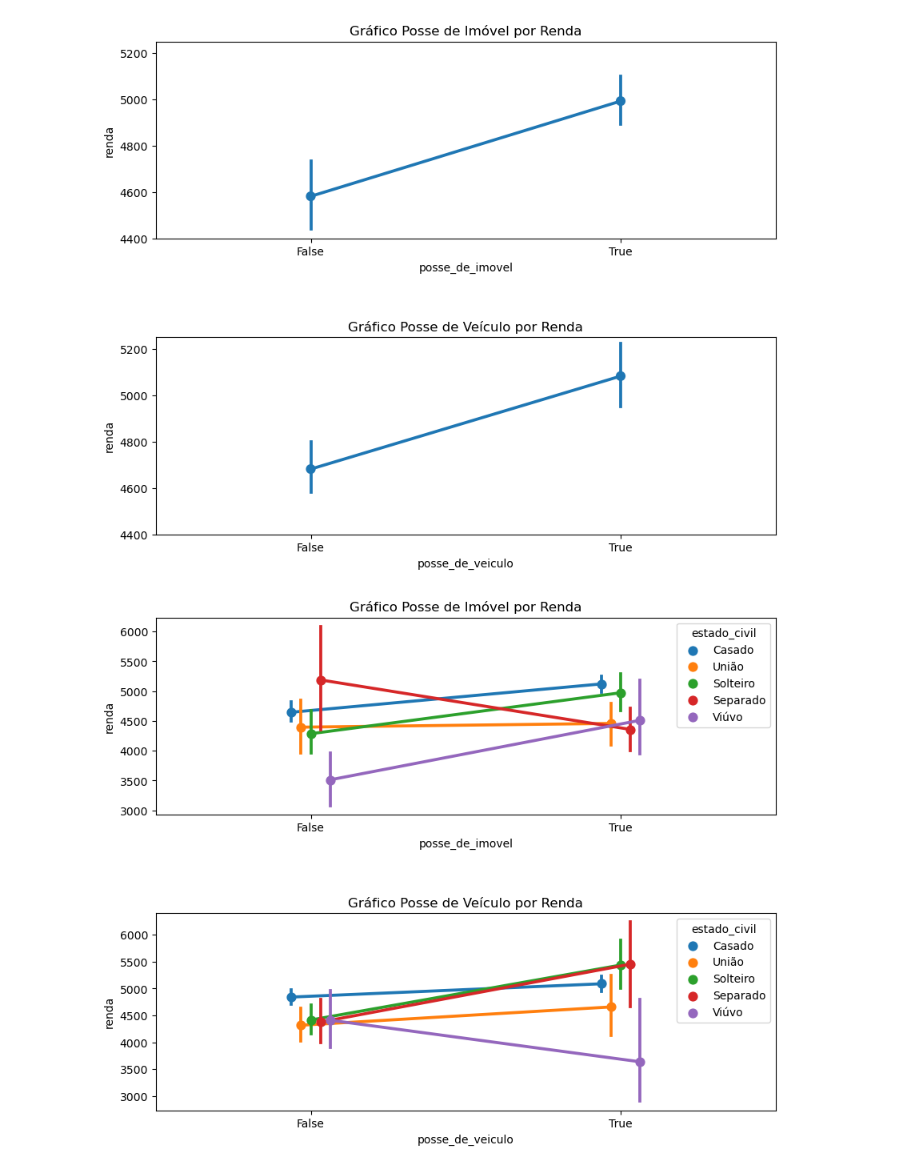
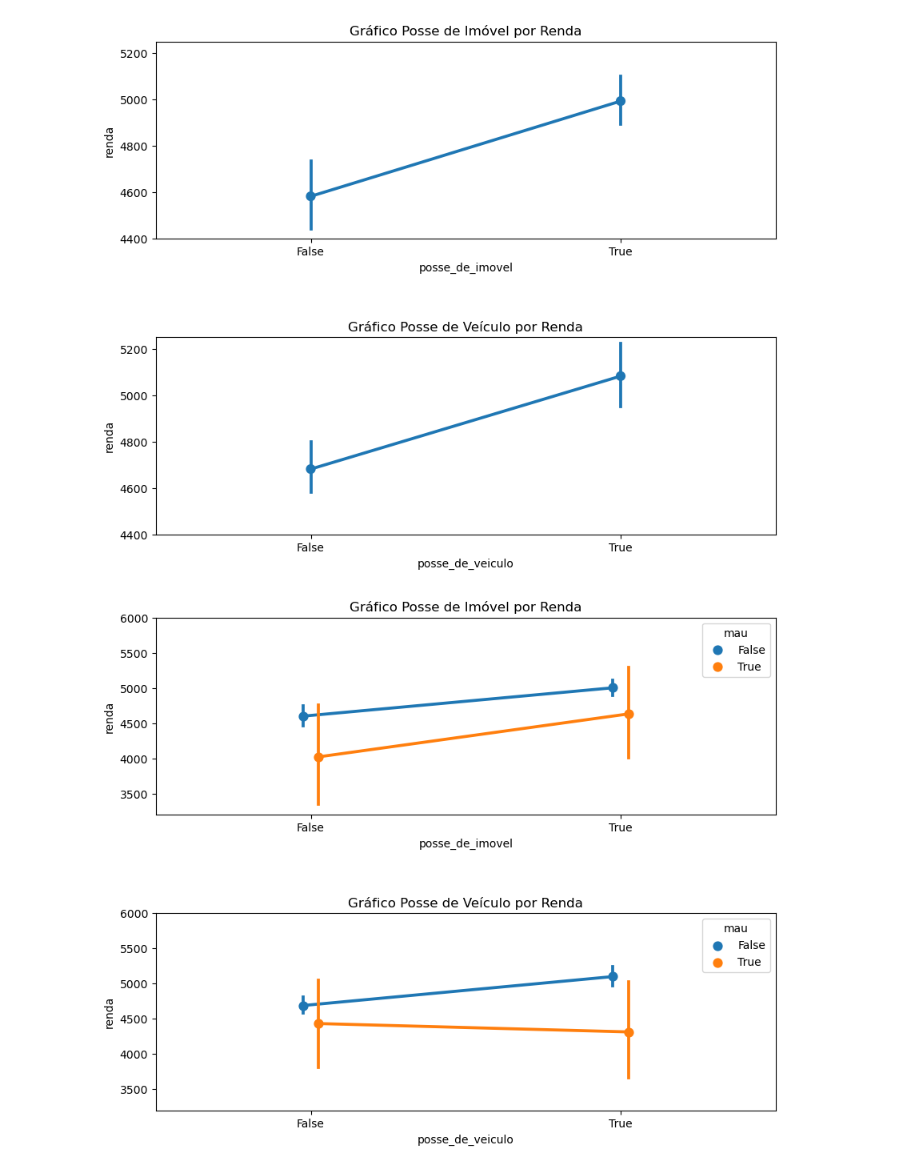
Before and after one commit to nobrevitor/EBAC, a Jupyter notebook: Desenvolvimento de aplicações com Python/2 - Descritiva 2 - Análise descritiva para resposta contínua/Profissao-Cientista de Dados_M10_support material_assignment02.ipynb, the cells around one changed output. Saved outputs shown, nothing was run; the diff lists cells and outputs as text; code cells hidden in the pictures.

```diff
--- a/Desenvolvimento de aplicações com Python/2 - Descritiva 2 - Análise descritiva para resposta contínua/Profissao-Cientista de Dados_M10_support material_assignment02.ipynb
+++ b/Desenvolvimento de aplicações com Python/2 - Descritiva 2 - Análise descritiva para resposta contínua/Profissao-Cientista de Dados_M10_support material_assignment02.ipynb
@@ -84,27 +85,28 @@ plt.subplots_adjust(hspace=0.5)
 # %% [output]
 [figure]
 # %%
+#Gráficos Posse Imóvel e Posse Veículo com relação com a variável mau
 fig, ax = plt.subplots(2,1, figsize=(10,8))
 
 imovel = sns.pointplot(x='posse_de_imovel', y='renda',
                        data=previsao_renda_filter,
                        dodge=True,
                        errorbar=('ci', 95),
                        hue='mau',
                        ax= ax[0])
 
 veiculo = sns.pointplot(x='posse_de_veiculo', y='renda',
                         data=previsao_renda_filter,
                         dodge=True,
                         errorbar=('ci', 95),
-                        hue='estado_civil',
+                        hue='mau',
                         ax= ax[1])
 
 imovel.set_title('Gráfico Posse de Imóvel por Renda')
-#imovel.set_ylim(3200, 6000)
+imovel.set_ylim(3200, 6000)
 veiculo.set_title('Gráfico Posse de Veículo por Renda')
-#veiculo.set_ylim(3200, 6000)
+veiculo.set_ylim(3200, 6000)
 
 plt.subplots_adjust(hspace=0.5)
 # %% [output]
-[figure, old version]
+[figure, new version]
```
Also changed, not shown: parts of 2 cells of this notebook.
